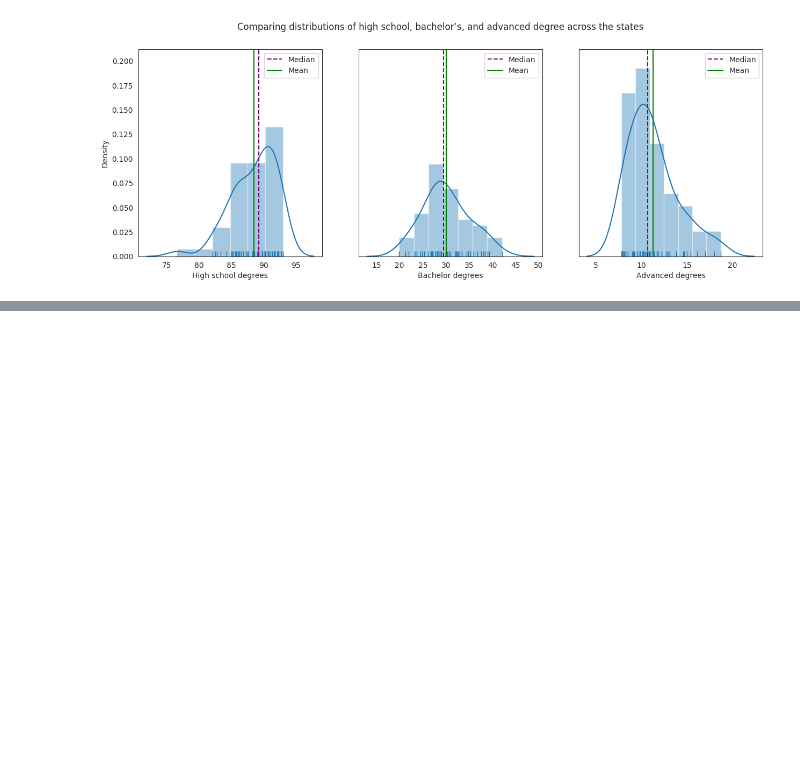
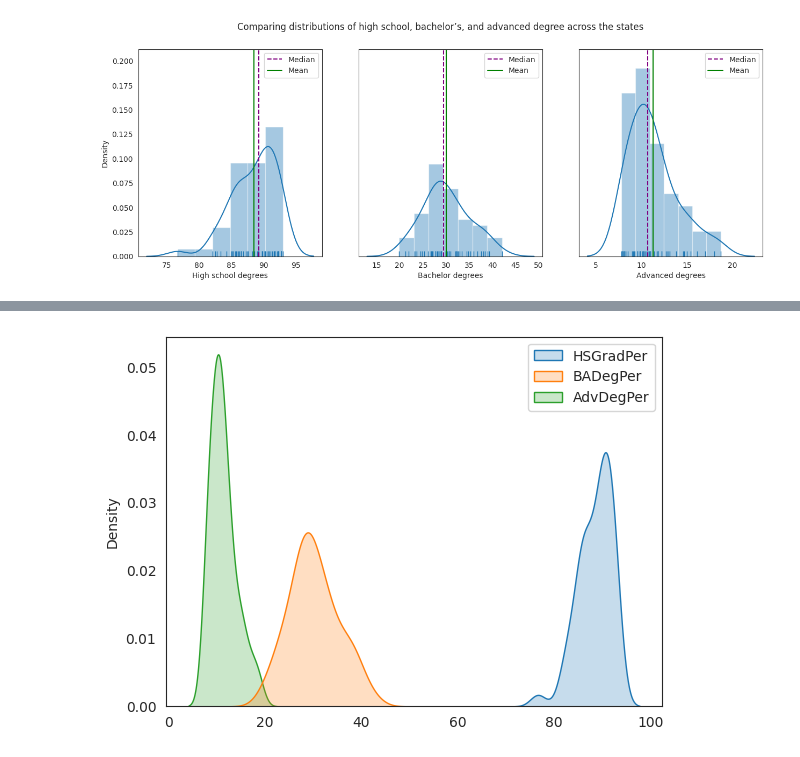
Before and after one commit to pallabee/Demographic-Data-Analysis, a Jupyter notebook: visualize_distributions.ipynb, the cells around one changed output, grey strips where cells are left out. Cells and saved outputs as stored; diff of their text form; code cells hidden in the pictures; blank space fills up the shorter version.

```diff
--- a/visualize_distributions.ipynb
+++ b/visualize_distributions.ipynb
@@ -133,0 +141,7 @@ plt.show()
+# %%
+sns.kdeplot(
+   data=edu_data,
+   fill=True
+);
+# %% [output]
+[figure, added]
```
Also changed, not shown: parts of 3 cells of this notebook.
